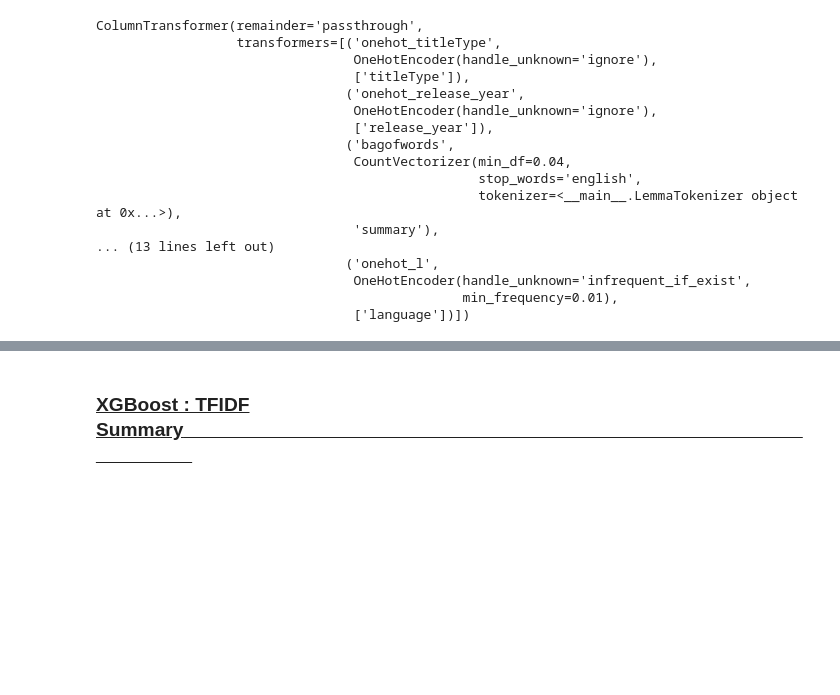
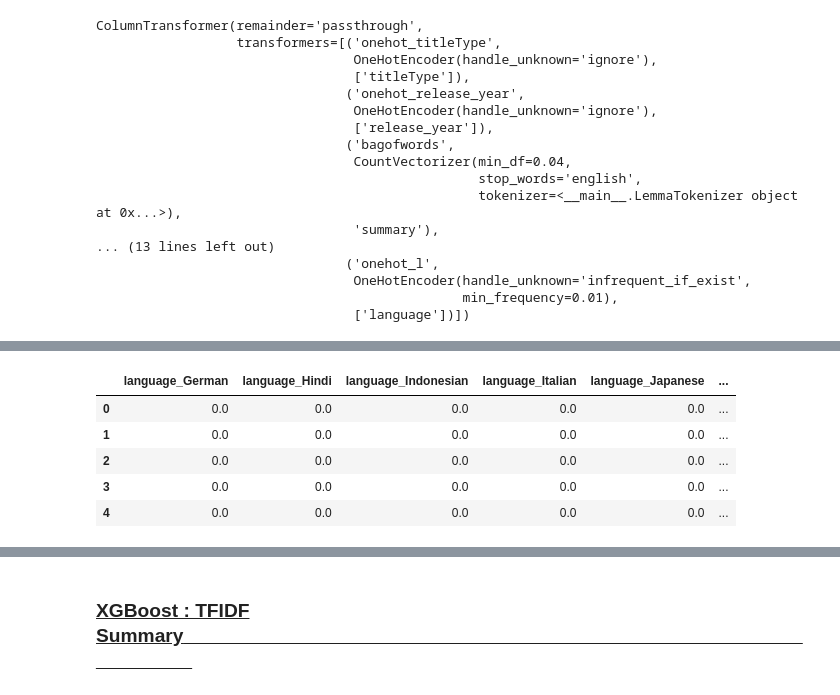
Before and after one commit to Joeyzect/Netflix_ALab_2022, a Jupyter notebook: notebooks/14-joseph-movies-modelling-final copy.ipynb, the cells around one changed output, grey strips where cells are left out. Saved outputs shown, nothing was run; the diff lists cells and outputs as text; code cells hidden in the pictures; blank space fills up the shorter version.

```diff
--- a/notebooks/14-joseph-movies-modelling-final copy.ipynb
+++ b/notebooks/14-joseph-movies-modelling-final copy.ipynb
@@ -472,0 +460,10 @@ unchanged_features = [feature for feature in best_xgb_gs_bow['xgb_transformer'].
+# %%
+# to pandas dataframe
+pd.DataFrame(best_xgb_gs_bow['xgb_transformer'].transform(X_test).todense(), columns=xgb_gs_bow_feature_names).iloc[:5, 80:]
+# %% [output]
+|  | language_German | language_Hindi | language_Indonesian | language_Italian | language_Japanese | ... |
+| 0 | 0.0 | 0.0 | 0.0 | 0.0 | 0.0 | ... |
+| 1 | 0.0 | 0.0 | 0.0 | 0.0 | 0.0 | ... |
+| 2 | 0.0 | 0.0 | 0.0 | 0.0 | 0.0 | ... |
+| 3 | 0.0 | 0.0 | 0.0 | 0.0 | 0.0 | ... |
+| 4 | 0.0 | 0.0 | 0.0 | 0.0 | 0.0 | ... |
```
Also changed, not shown: parts of 11 cells of this notebook.
